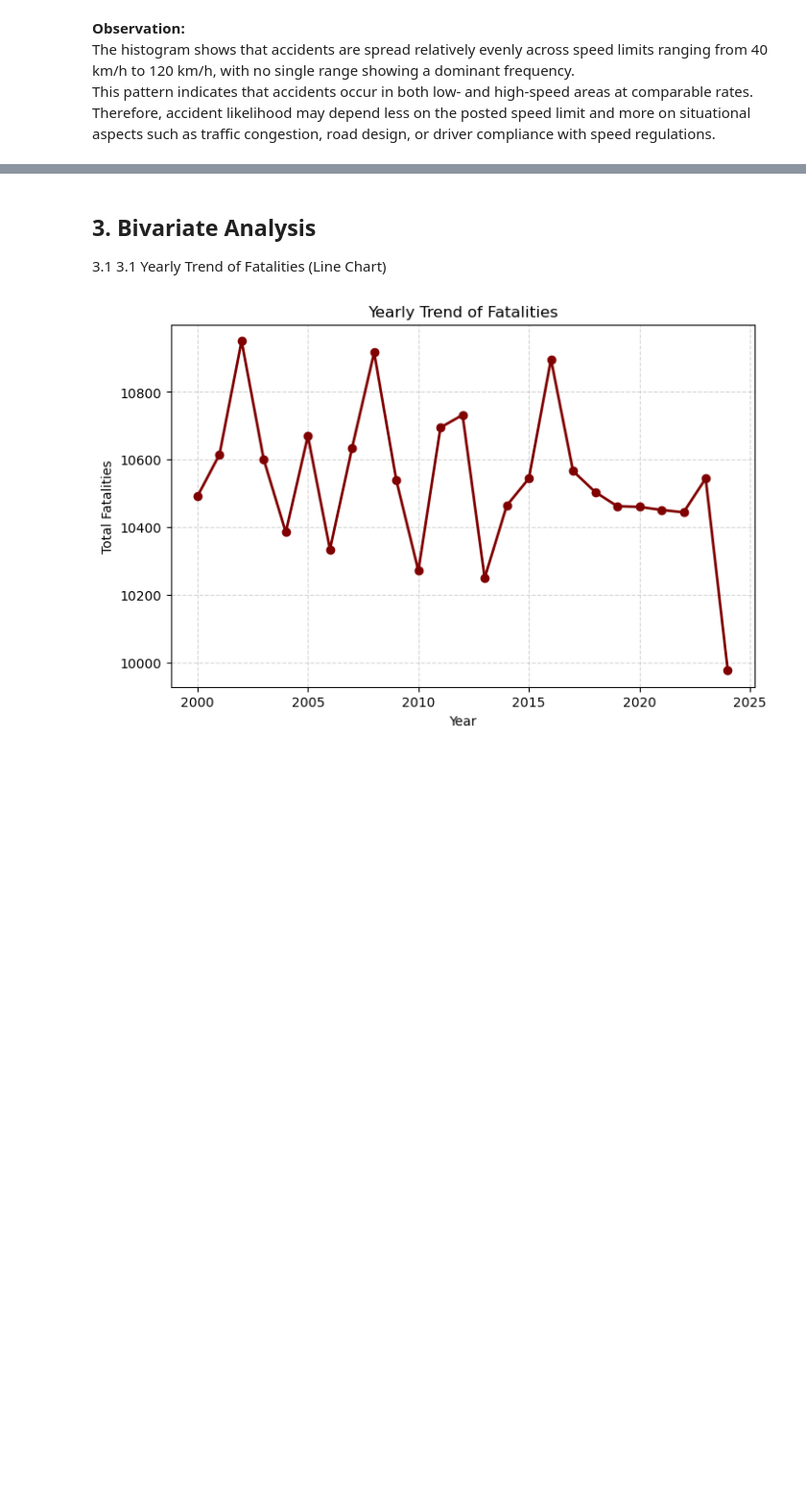
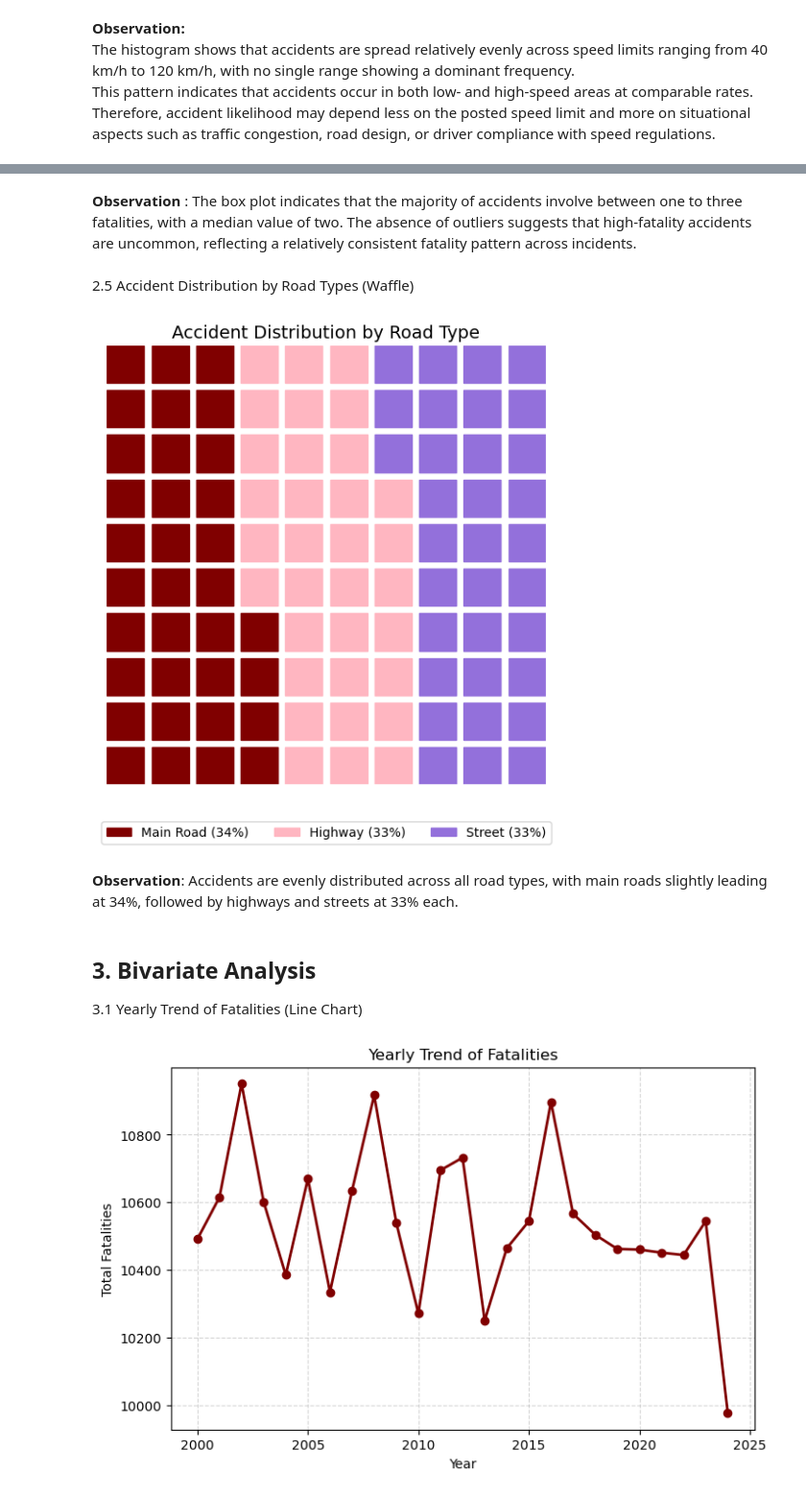
Before and after one commit to iamnotchris14/RoadAccidentDataset, a Jupyter notebook: road_accident_eda.ipynb, the cells around one changed output, grey strips where cells are left out. Shown: that part at 96% size. Drawn from its saved outputs; the diff is of its cells as text; code cells hidden in the pictures; blank space fills up the shorter version.

```diff
--- a/road_accident_eda.ipynb
+++ b/road_accident_eda.ipynb
@@ -89,6 +114,54 @@ Therefore, accident likelihood may depend less on the posted speed limit and mor
+# %% [markdown]
+**Observation** :
+The box plot indicates that the majority of accidents involve between one to three fatalities, with a median value of two. The absence of outliers suggests that high-fatality accidents are uncommon, reflecting a relatively consistent fatality pattern across incidents.
+# %% [markdown]
+2.5 Accident Distribution by Road Types (Waffle)
+# %%
+
+from pywaffle import Waffle
+
+# Prepare data
+road_counts = df["Road Type"].value_counts()
+total = road_counts.sum()
+road_pct = (road_counts / total * 100).round(1)
+
+custom_colors = ["#800000", "#FFB6C1", "#9370DB"][:len(road_counts)]
+
+# Ensure total = 100
+road_pct = road_pct.round().astype(int)
+diff = 100 - int(road_pct.sum())
+if diff != 0:
+    road_pct.iloc[0] += diff
+
+road_pct = road_pct.sort_values(ascending=False)
+road_pct = road_pct.reindex(road_pct.index.tolist())
+
+# Create Waffle Chart
+fig = plt.figure(
+    FigureClass=Waffle,
+    rows=10,  # 10x10 grid = 100 tiles
+    values=road_pct.to_dict(),
+    colors=custom_colors,
+    title={'label': 'Accident Distribution by Road Type', 'loc': 'center', 'fontsize': 14},
+    labels=[f"{k} ({v}%)" for k, v in road_pct.items()],
+    legend={
+        'loc': 'lower center',
+        'bbox_to_anchor': (0.5, -0.15),
+        'ncol': len(road_pct),
+        'fontsize': 10
+    },
+    figsize=(8,6)
+)
+
+plt.show()
+# %% [output]
+[figure, added]
+# %% [markdown]
+**Observation**:
+Accidents are evenly distributed across all road types, with main roads slightly leading at 34%, followed by highways and streets at 33% each.
 # %% [markdown]
 ## 3. Bivariate Analysis
-3.1 3.1 Yearly Trend of Fatalities (Line Chart)
+3.1 Yearly Trend of Fatalities (Line Chart)
 # %%
 # Yearly Trend of Fatalities
 yearly = df.groupby("Year")["Number of Fatalities"].sum()
```
Also changed, not shown: parts of 11 cells of this notebook.
